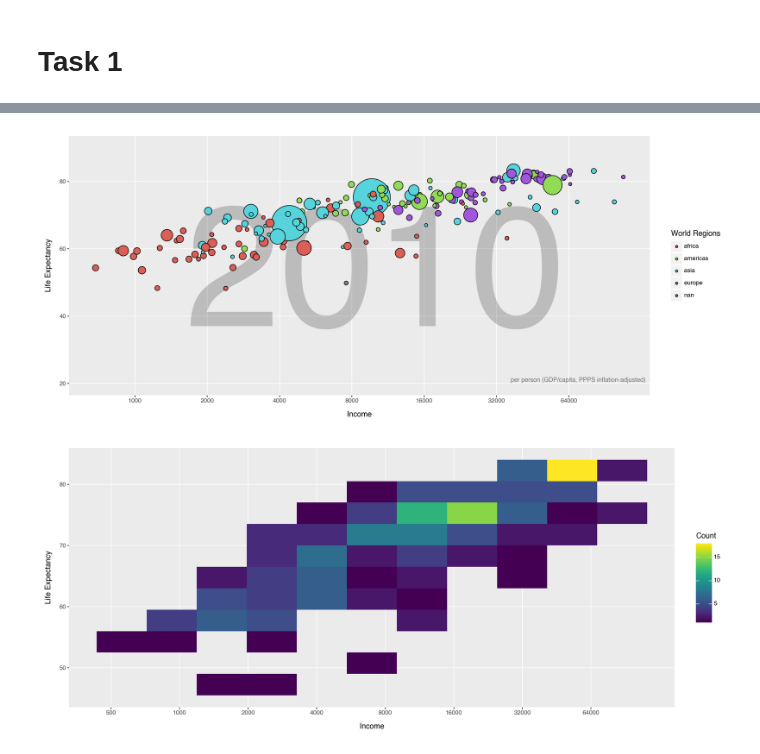
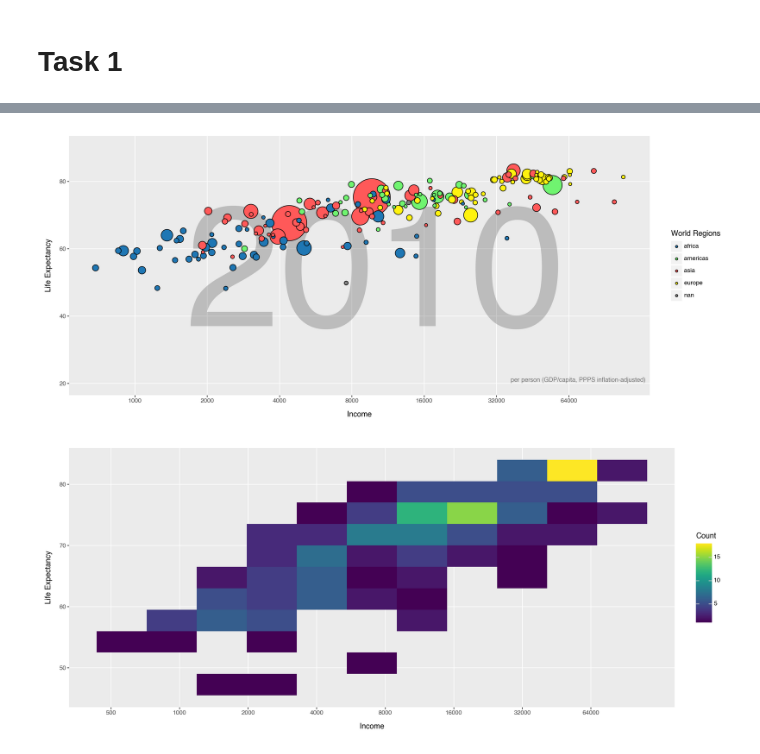
Before and after one commit to kylelew30/Labs, a Jupyter notebook: Lab1.ipynb, the cells around one changed output, grey strips where cells are left out. Saved outputs shown, nothing was run; the diff lists cells and outputs as text; code cells hidden in the pictures.

```diff
--- a/Lab1.ipynb
+++ b/Lab1.ipynb
@@ -12,6 +12,13 @@ format:
 from plotnine import *
 import pandas as pd
 import numpy as np
+# %%
+custom_colors = {
+    'africa': '#1f77b4',
+    'europe': '#fff30e',
+    'americas': '#70f470',
+    'asia': '#ff5959'
+}
 # %% [markdown]
 # Task 1
 # %%
@@ -26,30 +33,34 @@ q1.head()
 | 2 | 11100.0 | 74.7 | 36000000.0 | 2010 | Algeria | africa | middle_east_north_africa | africa_north | ... |
 | 3 | 46900.0 | 81.9 | 84500.0 | 2010 | Andorra | europe | europe_central_asia | europe_west | ... |
 | 4 | 7680.0 | 60.8 | 23400000.0 | 2010 | Angola | africa | sub_saharan_africa | africa_sub_saharan | ... |
+# %%
+q1_sorted = q1.sort_values(by="population", ascending=False)
 # %%
+
 (
-ggplot(q1, aes("income", "life_exp", size="population", fill="four_regions")) +
+ggplot(q1_sorted, aes("income", "life_exp", size="population", fill="four_regions")) +
 annotate(
     "text", x = 10000, y = 50, label = "2010", size = 250, color = "black", alpha=0.2
 ) +
 annotate(
     "text", x = 70000, y = 21, label = "per person (GDP/capita, PPPS inflation-adjusted)", size = 9, color = "black", alpha=0.5
 ) +
 geom_point(alpha=1) +
 scale_x_log10(breaks = [500, 1000, 2000, 4000, 8000, 16000, 32000, 64000]) +
 scale_size(range=(2, 30))+
 guides(size="none") +
 ylim(20,90) +
+scale_fill_manual(values=custom_colors) +
 theme(
     figure_size=(14, 6),
     panel_grid_minor=element_blank()) +
 labs(
     x = "Income",
     y = "Life Expectancy",
     fill = "World Regions")
 )
 # %% [output]
-[figure, old version]
+[figure, new version]
 # %%
 (
 ggplot(q1, aes(x="income", y="life_exp", fill="..count..")) +  # Use count for fill
```
Also changed, not shown: parts of 6 cells of this notebook, 1 other file.
